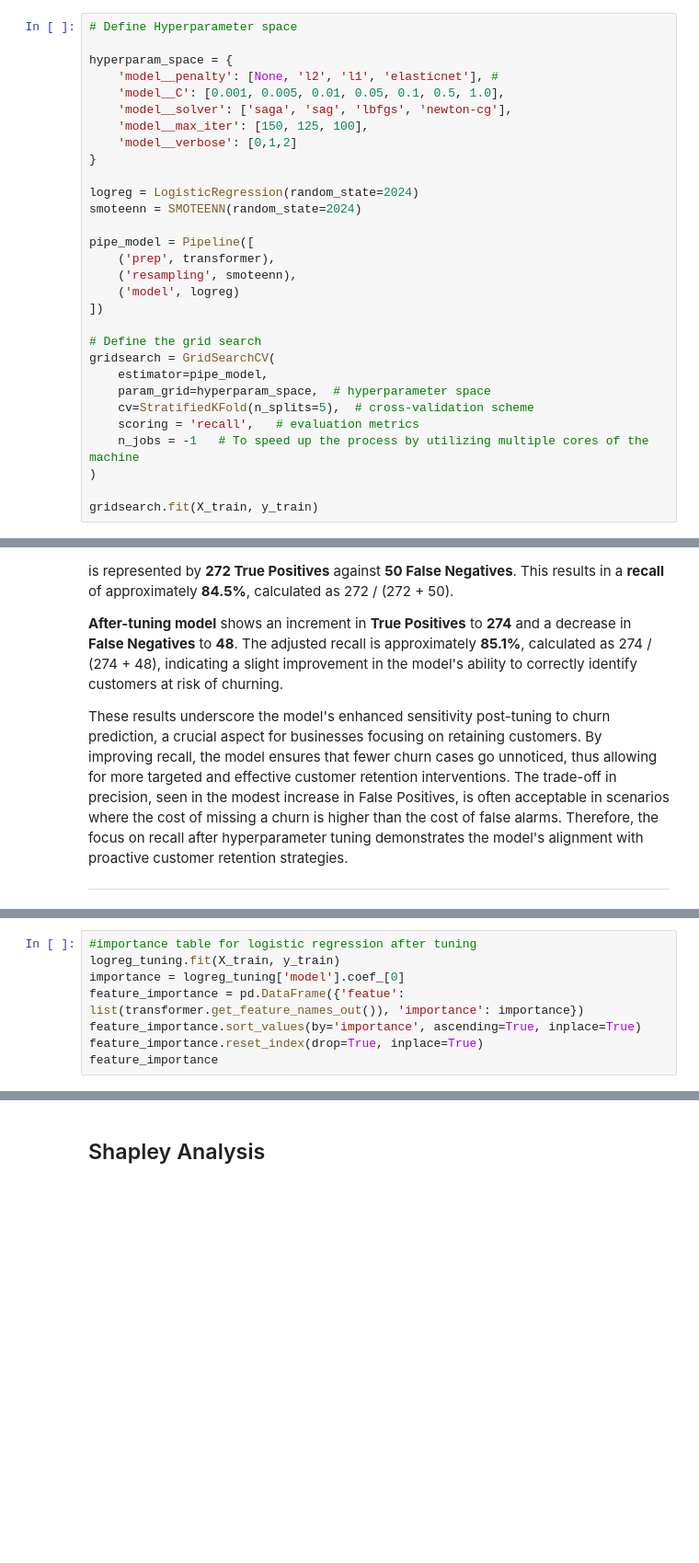
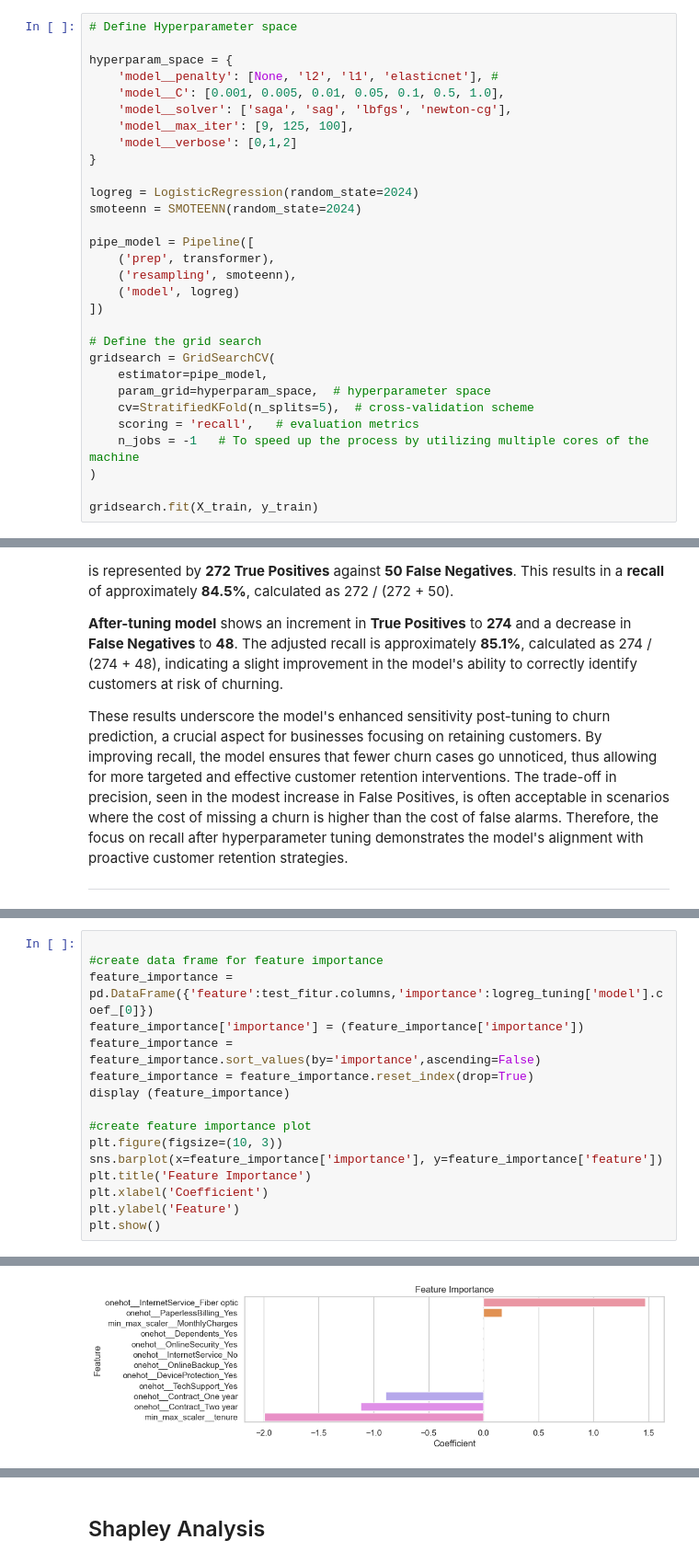
Before and after one commit to muhamatapit/Telco-Customer-Churn-ML-Modelling, a Jupyter notebook: capstone Modul3 pick- before.ipynb, the cells around one changed output, grey strips where cells are left out. Shown at 92% size. Saved outputs shown, nothing was run; the diff lists cells and outputs as text; blank space fills up the shorter version.

```diff
--- a/capstone Modul3 pick- before.ipynb
+++ b/capstone Modul3 pick- before.ipynb
@@ -1038,7 +1067,7 @@ hyperparam_space = {
     'model__penalty': [None, 'l2', 'l1', 'elasticnet'], #
     'model__C': [0.001, 0.005, 0.01, 0.05, 0.1, 0.5, 1.0],
     'model__solver': ['saga', 'sag', 'lbfgs', 'newton-cg'],
-    'model__max_iter': [150, 125, 100],
+    'model__max_iter': [9, 125, 100],
     'model__verbose': [0,1,2]
 }
 
@@ -1177,8 +1241,0 @@ These results underscore the model's enhanced sensitivity post-tuning to churn p
-# %%
-#importance table for logistic regression after tuning
-logreg_tuning.fit(X_train, y_train)
-importance = logreg_tuning['model'].coef_[0]
-feature_importance = pd.DataFrame({'featue': list(transformer.get_feature_names_out()), 'importance': importance})
-feature_importance.sort_values(by='importance', ascending=True, inplace=True)
-feature_importance.reset_index(drop=True, inplace=True)
-feature_importance
@@ -1204,0 +1242,17 @@ coef.plot(kind='barh', title='Feature Importance MODEL', color='black');
+# %%
+
+#create data frame for feature importance
+feature_importance = pd.DataFrame({'feature':test_fitur.columns,'importance':logreg_tuning['model'].coef_[0]})
+feature_importance['importance'] = (feature_importance['importance'])
+feature_importance = feature_importance.sort_values(by='importance',ascending=False)
+feature_importance = feature_importance.reset_index(drop=True)
+display (feature_importance)
+
+#create feature importance plot
+plt.figure(figsize=(10, 3))
+sns.barplot(x=feature_importance['importance'], y=feature_importance['feature'])
+plt.title('Feature Importance')
+plt.xlabel('Coefficient')
+plt.ylabel('Feature')
+plt.show()
+# %% [output]
@@ -1205 +1272,2 @@ coef.plot(kind='barh', title='Feature Importance MODEL', color='black');
+[figure, added]
 # %% [markdown]
```
Also changed, not shown: parts of 45 cells of this notebook.
